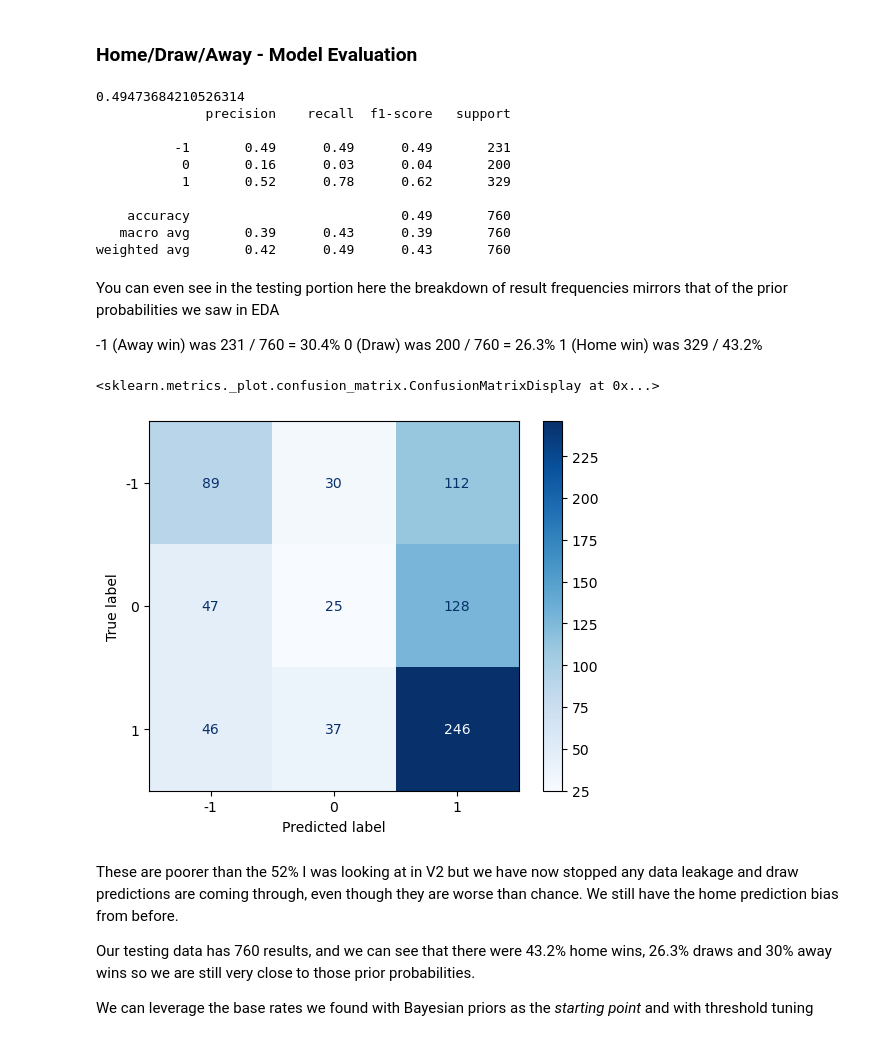
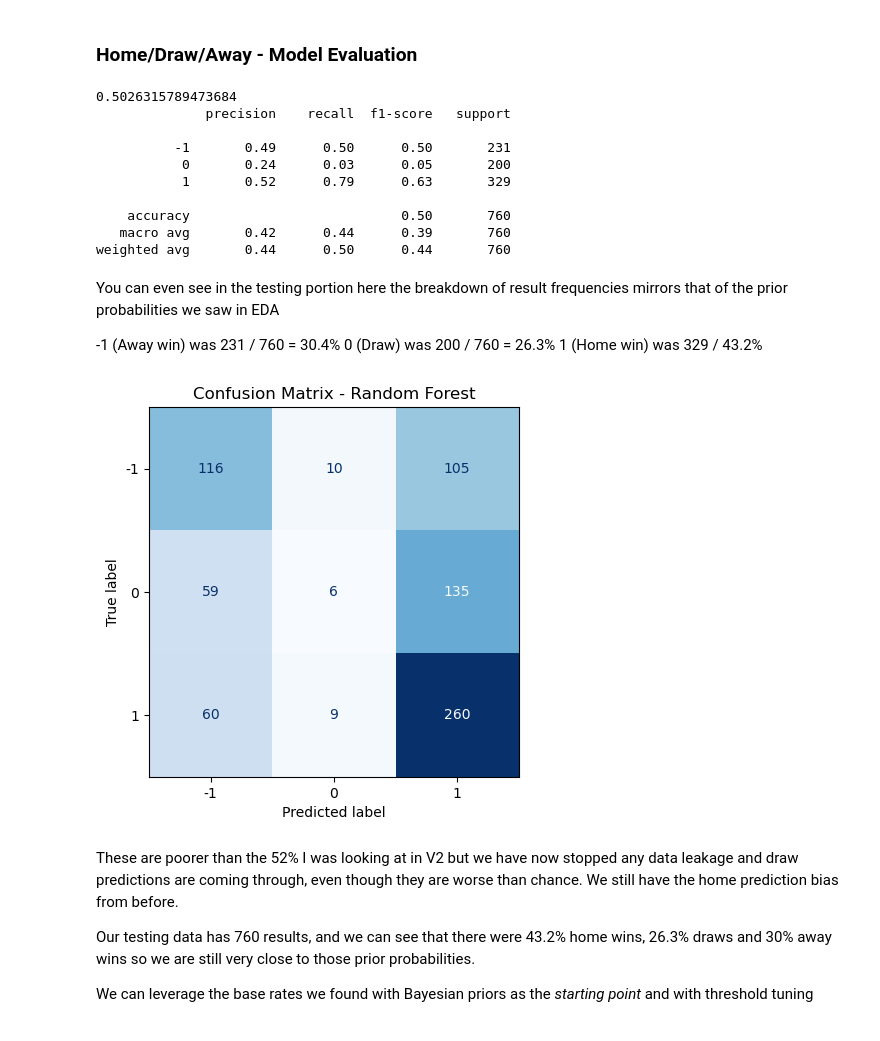
Before and after one commit to tjjdoherty/football-project-mvp, a Jupyter notebook: random_forest_prem.ipynb, the cells around one changed output. Drawn from its saved outputs; the diff is of its cells as text; code cells hidden in the pictures.

Commit message:
changed the graphings to transparent for ppt

```diff
--- a/random_forest_prem.ipynb
+++ b/random_forest_prem.ipynb
@@ -186,7 +186,7 @@ NameError: name 'X' is not defined
 Now predicting a Home, draw or Away win
 # %%
 features = train.columns.drop(['Home Win', 'date', 'Venue', 'Gameweek / 38', 'home_team', 'Home Manager', 'Home GF', 'Away GF', 'Away Manager', 'id', 'away_team',
-                               'season', 'Result', 'Margin', 'Day', 'home_team_ppg', 'away_team_ppg', 'home_net_goals', 'away_net_goals'])
+                               'season', 'Result', 'Margin', 'Day', 'home_team_ppg', 'away_team_ppg'])
 
 # features = ['Venue Code', 'Home ID', 'Away ID', 'Home Manager Code', 'Away Manager Code', 'home_pts_last_5', 'away_pts_last_5', 'home_ppg_season', 'away_ppg_season', 'home_avg_rating', 'away_avg_rating', 'Day Code']
 target = ['Result']
@@ -223,30 +223,49 @@ print(accuracy_score(test[target], preds_wdl))
 # classification report
 print(classification_report(test[target], preds_wdl))
 # %% [output]
-0.49473684210526314
+0.5026315789473684
               precision    recall  f1-score   support
 
-          -1       0.49      0.49      0.49       231
-           0       0.16      0.03      0.04       200
-           1       0.52      0.78      0.62       329
+          -1       0.49      0.50      0.50       231
+           0       0.24      0.03      0.05       200
+           1       0.52      0.79      0.63       329
 
-    accuracy                           0.49       760
-   macro avg       0.39      0.43      0.39       760
-weighted avg       0.42      0.49      0.43       760
+    accuracy                           0.50       760
+   macro avg       0.42      0.44      0.39       760
+weighted avg       0.44      0.50      0.44       760
 # %% [markdown]
 You can even see in the testing portion here the breakdown of result frequencies mirrors that of the prior probabilities we saw in EDA
 
 -1 (Away win) was 231 / 760 = 30.4%
 0 (Draw) was 200 / 760 = 26.3%
 1 (Home win) was 329 / 43.2%
-# %%
-# confusion matrix
-cm = confusion_matrix(test[target], preds_wdl)
-disp = ConfusionMatrixDisplay(confusion_matrix=cm, display_labels=rf.classes_)
-disp.plot(cmap=plt.cm.Blues)
-# %% [output]
-<sklearn.metrics._plot.confusion_matrix.ConfusionMatrixDisplay at 0x...>
-[figure, removed]
+# %%
+from sklearn.metrics import confusion_matrix, ConfusionMatrixDisplay
+
+# Compute confusion matrix
+cm = confusion_matrix(test[target], preds_wdl)
+
+# Create the confusion matrix display
+disp = ConfusionMatrixDisplay(confusion_matrix=cm, display_labels=rf.classes_)
+
+# Plot the confusion matrix
+fig, ax = plt.subplots()  # Explicitly create figure and axis objects
+disp.plot(cmap=plt.cm.Blues, ax=ax, colorbar=False)  # Use ax to ensure customization
+
+# Set transparent backgrounds
+fig.patch.set_facecolor('none')  # Transparent figure background
+ax.set_facecolor('none')         # Transparent axes background
+
+# Add a title
+plt.title("Confusion Matrix - Random Forest")
+
+# Save with transparency
+plt.savefig("confusion_matrix_transparent.png", transparent=True, dpi=300)
+
+# Show the plot
+plt.show()
+# %% [output]
+[figure, added]
 # %% [markdown]
 These are poorer than the 52% I was looking at in V2 but we have now stopped any data leakage and draw predictions are coming through, even though they are worse than chance. We still have the home prediction bias from before.
 
```
Also changed, not shown: parts of 3 cells of this notebook, 4 other files.
